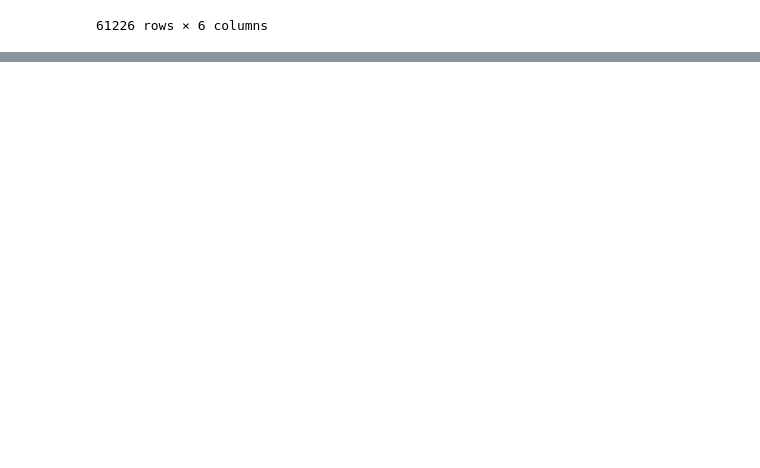
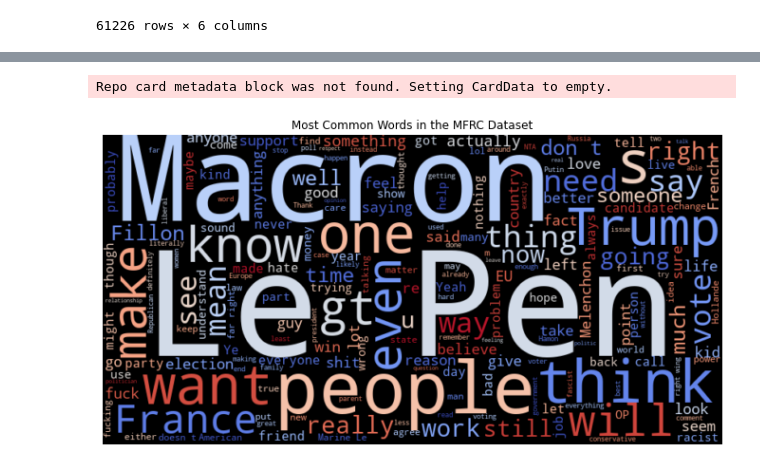
Before and after one commit to battemuulenn/DataScienceThesis, a Jupyter notebook: Notebooks/RedditCorpus.ipynb, the cells around one changed output, grey strips where cells are left out. Drawn from its saved outputs; the diff is of its cells as text; code cells hidden in the pictures; blank space fills up the shorter version.

```diff
--- a/Notebooks/RedditCorpus.ipynb
+++ b/Notebooks/RedditCorpus.ipynb
@@ -30,0 +150,18 @@ df
+# %%
+from wordcloud import WordCloud
+
+ds = load_dataset("USC-MOLA-Lab/MFRC")
+df = ds['train'].to_pandas()
+
+#Word Cloud for common words in general
+text_corpus = " ".join(df["text"].dropna().astype(str))
+wordcloud_all = WordCloud(width=800, height=400, background_color="black", colormap="coolwarm").generate(text_corpus)
+
+plt.figure(figsize=(12, 6))
+plt.imshow(wordcloud_all, interpolation="bilinear")
+plt.axis("off")
+plt.title("Most Common Words in the MFRC Dataset")
+plt.show()
+# %% [output]
+Repo card metadata block was not found. Setting CardData to empty.
+[figure, added]
```
Also changed, not shown: parts of 13 cells of this notebook, 3 other files.
